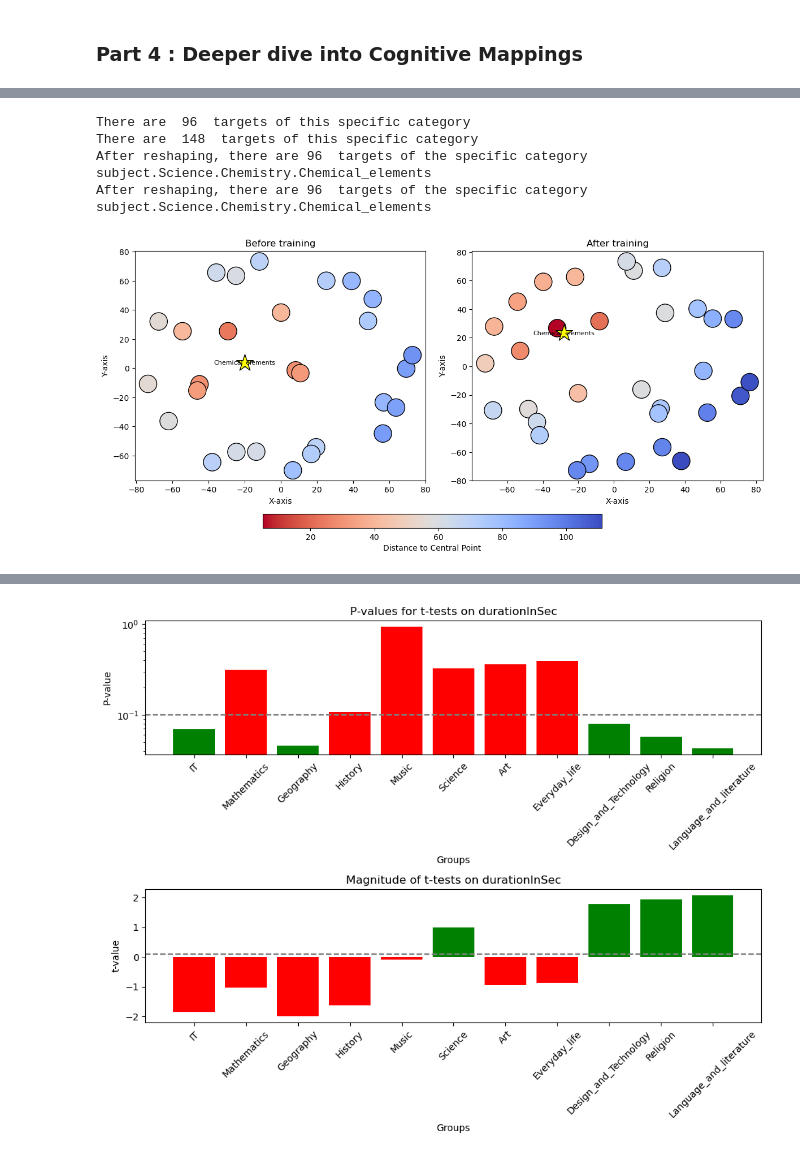
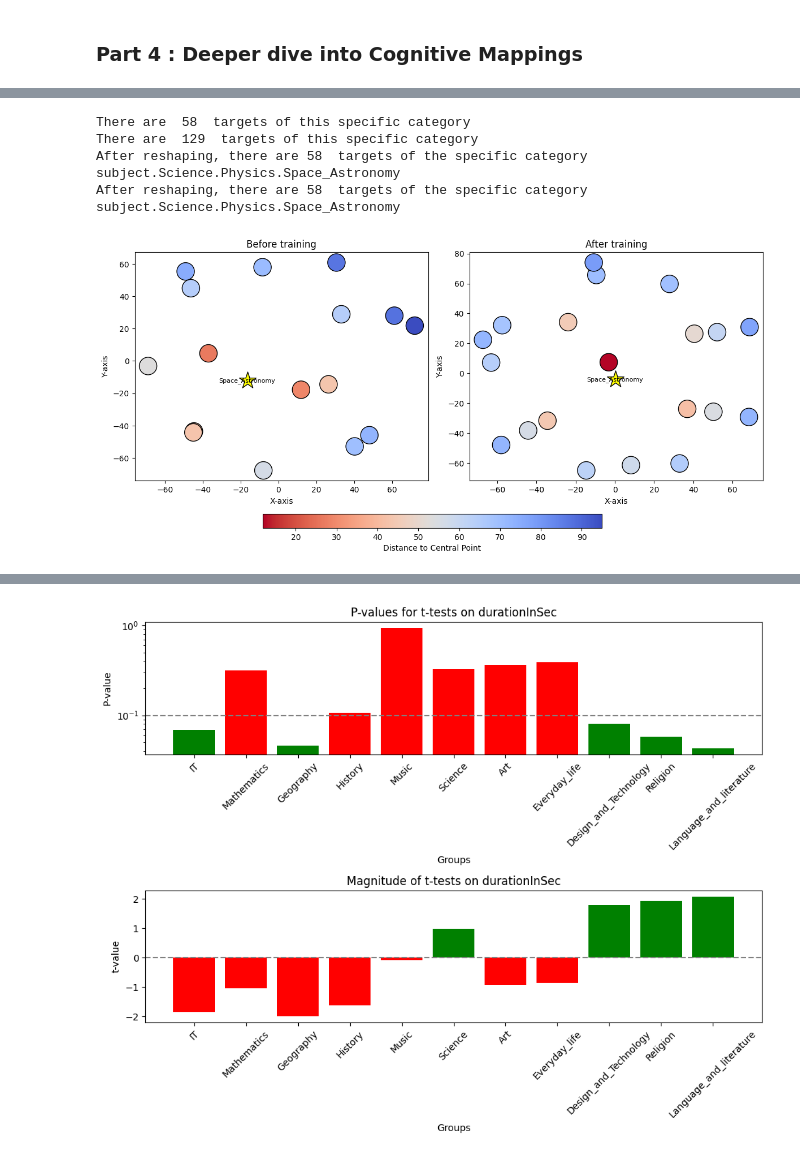
Before and after one commit to epfl-ada/ada-2023-project-datawranglers, a Jupyter notebook: notebook milestone 3/Milestone_3_notebook.ipynb, the cells around one changed output, grey strips where cells are left out. Cells and saved outputs as stored; diff of their text form; code cells hidden in the pictures.

```diff
--- a/notebook milestone 3/Milestone_3_notebook.ipynb
+++ b/notebook milestone 3/Milestone_3_notebook.ipynb
@@ -656,8 +792,11 @@ This analysis is done, first, from the paths stemming from the first tries and t
 # %%
+# The dataframe to be analyzed corresponds to the downpaths of the finished and unfinished tries
 df_mult = finished_paths.copy()
-df_mult = pd.concat([finished_paths,  unfinished_paths])
+df_mult = df_mult.append(unfinished_paths)
 df_mult['path']=df_mult.path.apply(lambda x: auxiliary.extract_downpath(x, page_rank))
 df_mult['timestamp'] = pd.to_datetime(df_mult['timestamp'], unit = 's')
-id_mult = df_mult['hashedIpAddress'].value_counts()     #.head(150).tail(145).index
+
+# Remove outliers --> Keepn only players who playedd between 30 and 250 times
+id_mult = df_mult['hashedIpAddress'].value_counts()
 id_mult = id_mult[(id_mult.values <= 250) & (id_mult.values >= 30)].index
 df_mult = df_mult[df_mult.hashedIpAddress.isin(id_mult)].sort_values(["hashedIpAddress","timestamp"])
@@ -843,9 +803,9 @@ def plot_distance_from_target(df, cat):
 # %%
-cat="subject.Science.Chemistry.Chemical_elements"
-plot_distance_from_target(df_mult,cat)
+cat="subject.Science.Physics.Space_Astronomy"
+auxiliary.plot_distance_from_target(df_mult, specific_categories, cat)
 # %% [output]
-There are  96  targets of this specific category
-There are  148  targets of this specific category
-After reshaping, there are 96  targets of the specific category subject.Science.Chemistry.Chemical_elements
-After reshaping, there are 96  targets of the specific category subject.Science.Chemistry.Chemical_elements
+There are  58  targets of this specific category
+There are  129  targets of this specific category
+After reshaping, there are 58  targets of the specific category subject.Science.Physics.Space_Astronomy
+After reshaping, there are 58  targets of the specific category subject.Science.Physics.Space_Astronomy
-[figure, old version]
+[figure, new version]
```
Also changed, not shown: parts of 48 cells of this notebook, 1 other file.
